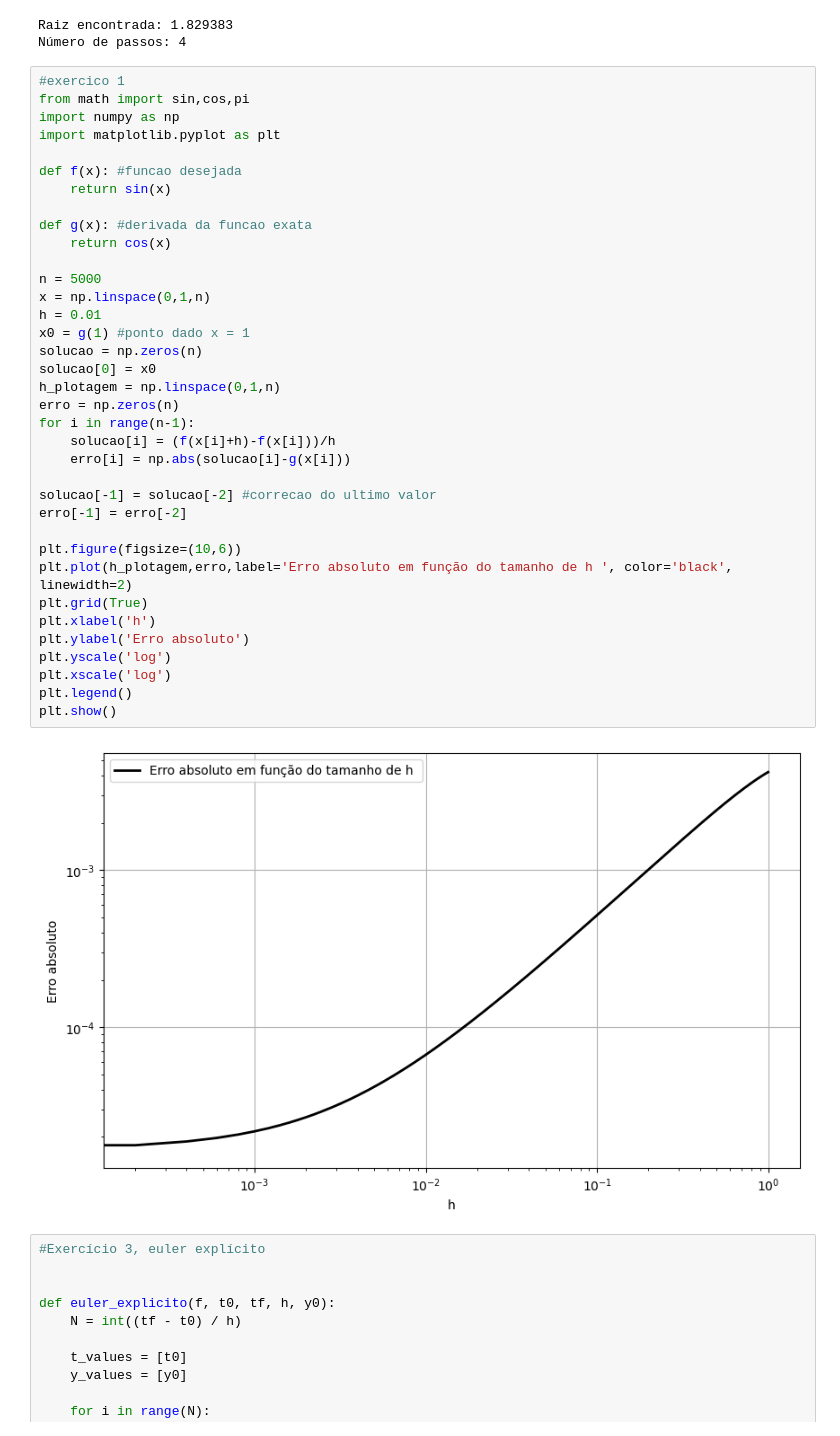
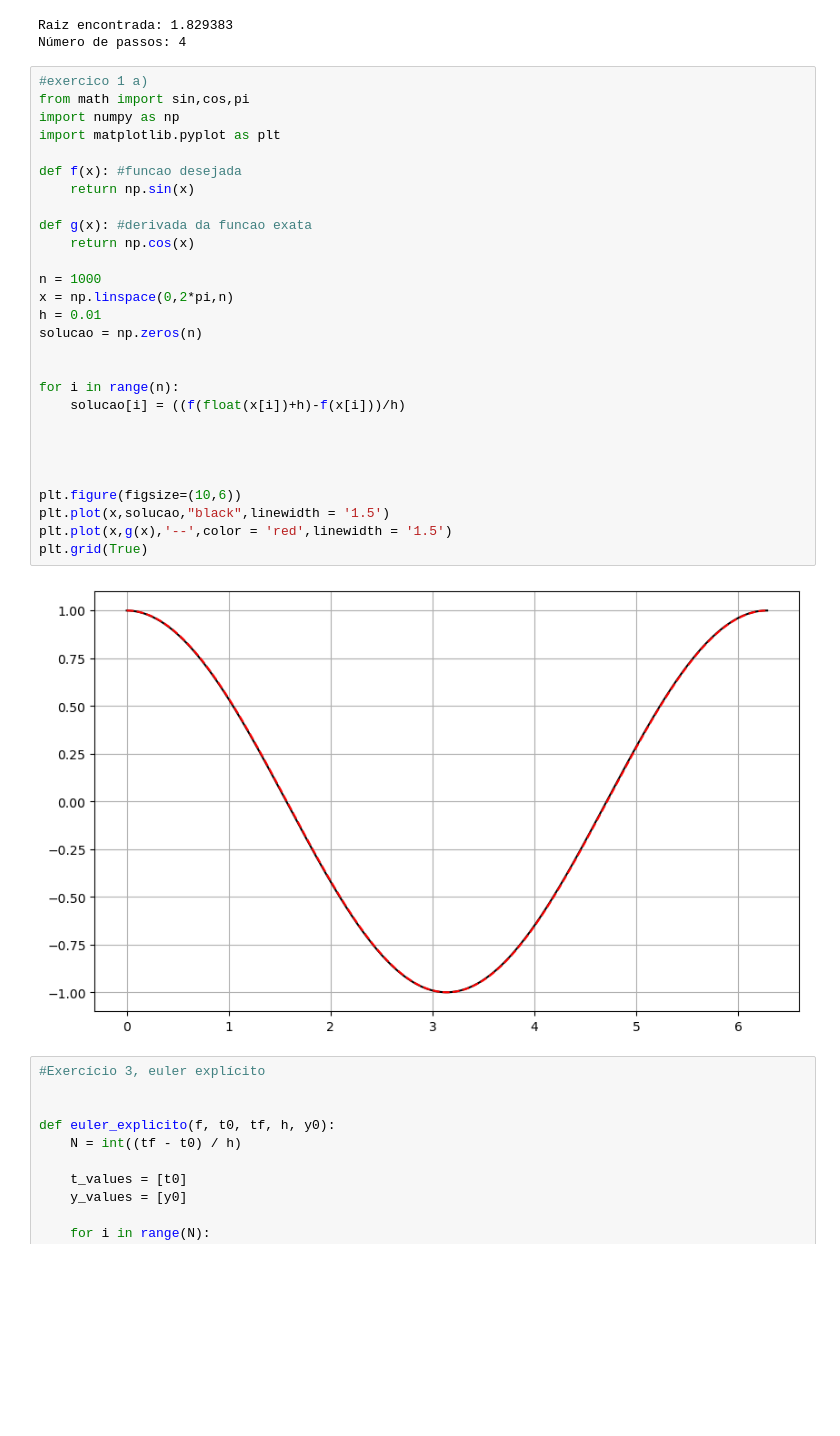
Before and after one commit to Heitor-CC/Trabalho1_MetodosNumericos, a Jupyter notebook: trabalho1_CalculoNumerico.ipynb, the cells around one changed output. Cells and saved outputs as stored; diff of their text form; blank space fills up the shorter version.

```diff
--- a/trabalho1_CalculoNumerico.ipynb
+++ b/trabalho1_CalculoNumerico.ipynb
@@ -37,43 +37,35 @@ print(f"Raiz encontrada: {raiz:.6f}\nNúmero de passos: {passos}")
 Raiz encontrada: 1.829383
 Número de passos: 4
 # %%
-#exercico 1
+#exercico 1 a)
 from math import sin,cos,pi
 import numpy as np
 import matplotlib.pyplot as plt
 
 def f(x): #funcao desejada
-    return sin(x)
+    return np.sin(x)
 
 def g(x): #derivada da funcao exata
-    return cos(x)
+    return np.cos(x)
 
-n = 5000
-x = np.linspace(0,1,n)
+n = 1000
+x = np.linspace(0,2*pi,n)
 h = 0.01
-x0 = g(1) #ponto dado x = 1
 solucao = np.zeros(n)
-solucao[0] = x0
-h_plotagem = np.linspace(0,1,n)
-erro = np.zeros(n)
-for i in range(n-1):
-    solucao[i] = (f(x[i]+h)-f(x[i]))/h
-    erro[i] = np.abs(solucao[i]-g(x[i]))
 
-solucao[-1] = solucao[-2] #correcao do ultimo valor
-erro[-1] = erro[-2]
+
+for i in range(n):
+    solucao[i] = ((f(float(x[i])+h)-f(x[i]))/h)
+
+
+
 
 plt.figure(figsize=(10,6))
-plt.plot(h_plotagem,erro,label='Erro absoluto em função do tamanho de h ', color='black', linewidth=2)
+plt.plot(x,solucao,"black",linewidth = '1.5')
+plt.plot(x,g(x),'--',color = 'red',linewidth = '1.5')
 plt.grid(True)
-plt.xlabel('h')
-plt.ylabel('Erro absoluto')
-plt.yscale('log')
-plt.xscale('log')
-plt.legend()
-plt.show()
 # %% [output]
-[figure, old version]
+[figure, new version]
 # %%
 #Exercício 3, euler explícito
 
```
